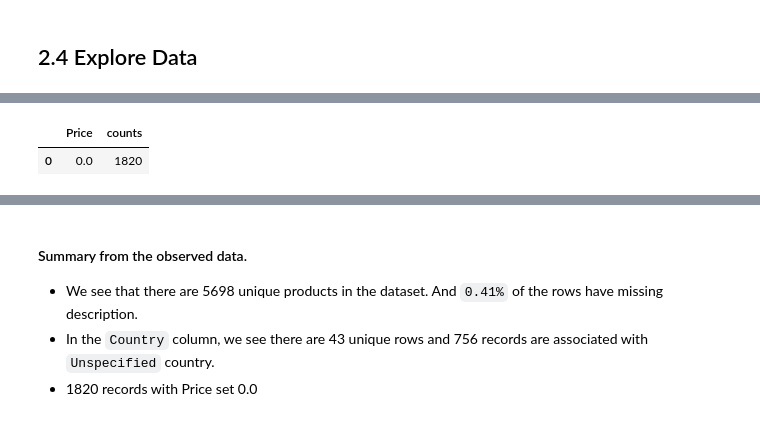
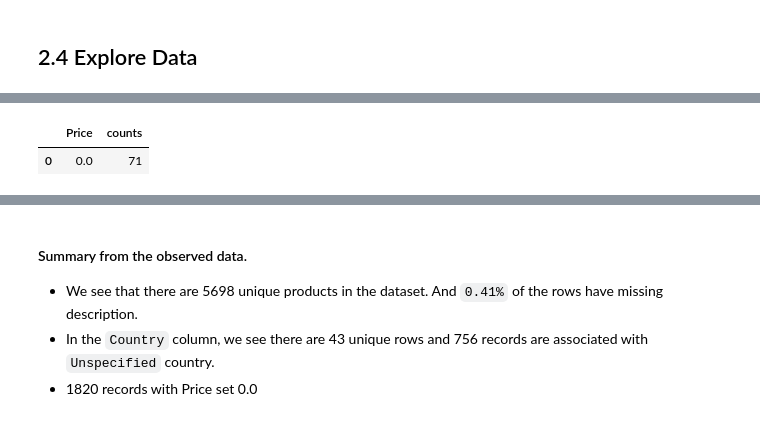
Before and after one commit to dharitsura248/OnlineRetailStore, a Jupyter notebook: OnlineRetailStore/notebooks/DataWrangling.ipynb, the cells around one changed output, grey strips where cells are left out. Cells and saved outputs as stored; diff of their text form; code cells hidden in the pictures.

```diff
--- a/OnlineRetailStore/notebooks/DataWrangling.ipynb
+++ b/OnlineRetailStore/notebooks/DataWrangling.ipynb
@@ -178,3 +160,2 @@ Since we see that only 0.41% of the data has missing description we can safely d
 # %%
-clean_retail_data = retail_data[~(retail_data.Description.isna())]
-clean_retail_data.head()
+new_df = retail_data[~(retail_data['Customer ID'].isna())]
@@ -245,9 +239,8 @@ clean_retail_data.Description.nunique()
 # %%
 #Records with 0 Price.
-zero_price = clean_retail_data[clean_retail_data.Price == 0.0]
-
+zero_price = new_df[new_df.Price == 0.0]
 
 zero_price.groupby(by='Price').size().reset_index(name='counts')
 # %% [output]
 |  | Price | counts |
-| 0 | 0.0 | 1820 |
+| 0 | 0.0 | 71 |
```
Also changed, not shown: parts of 21 cells of this notebook.
